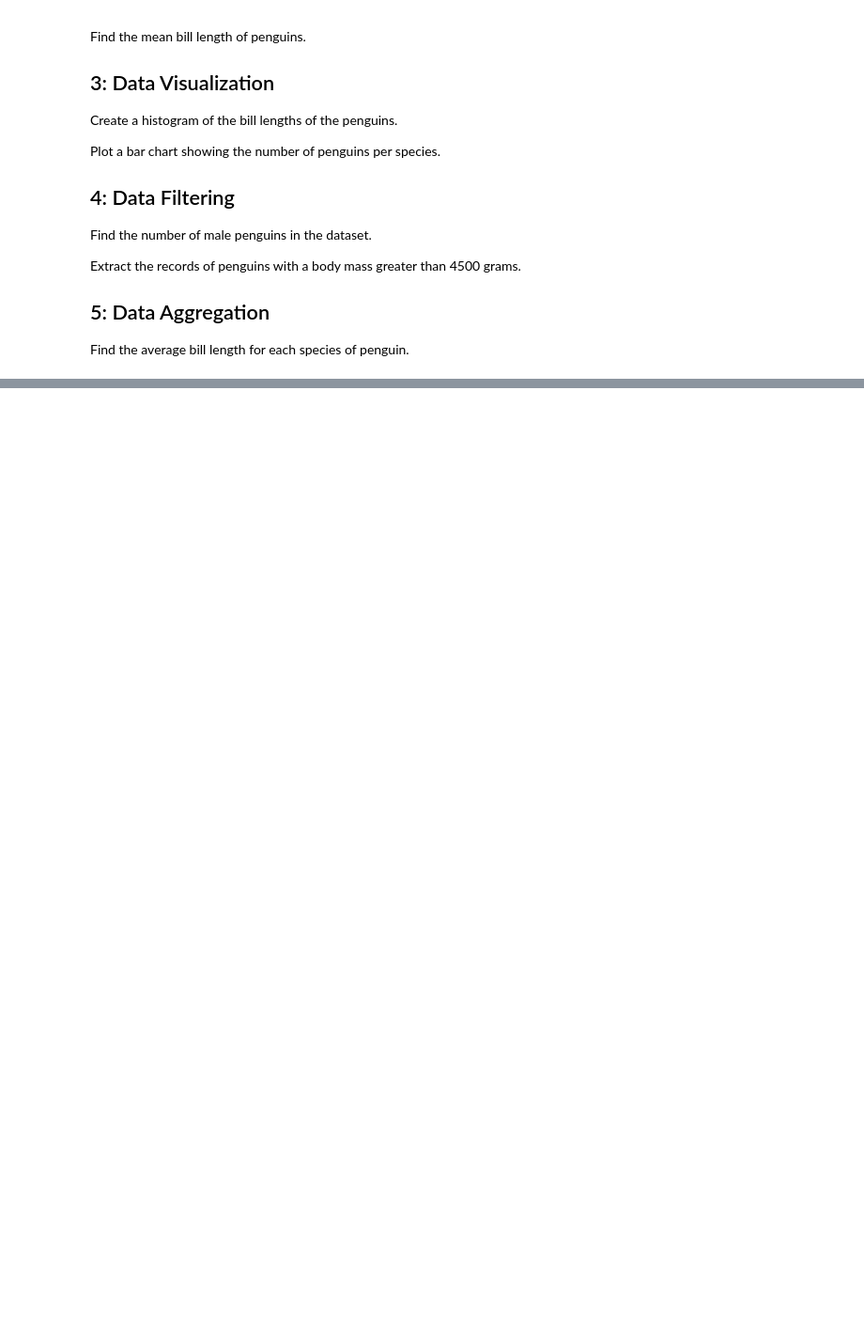
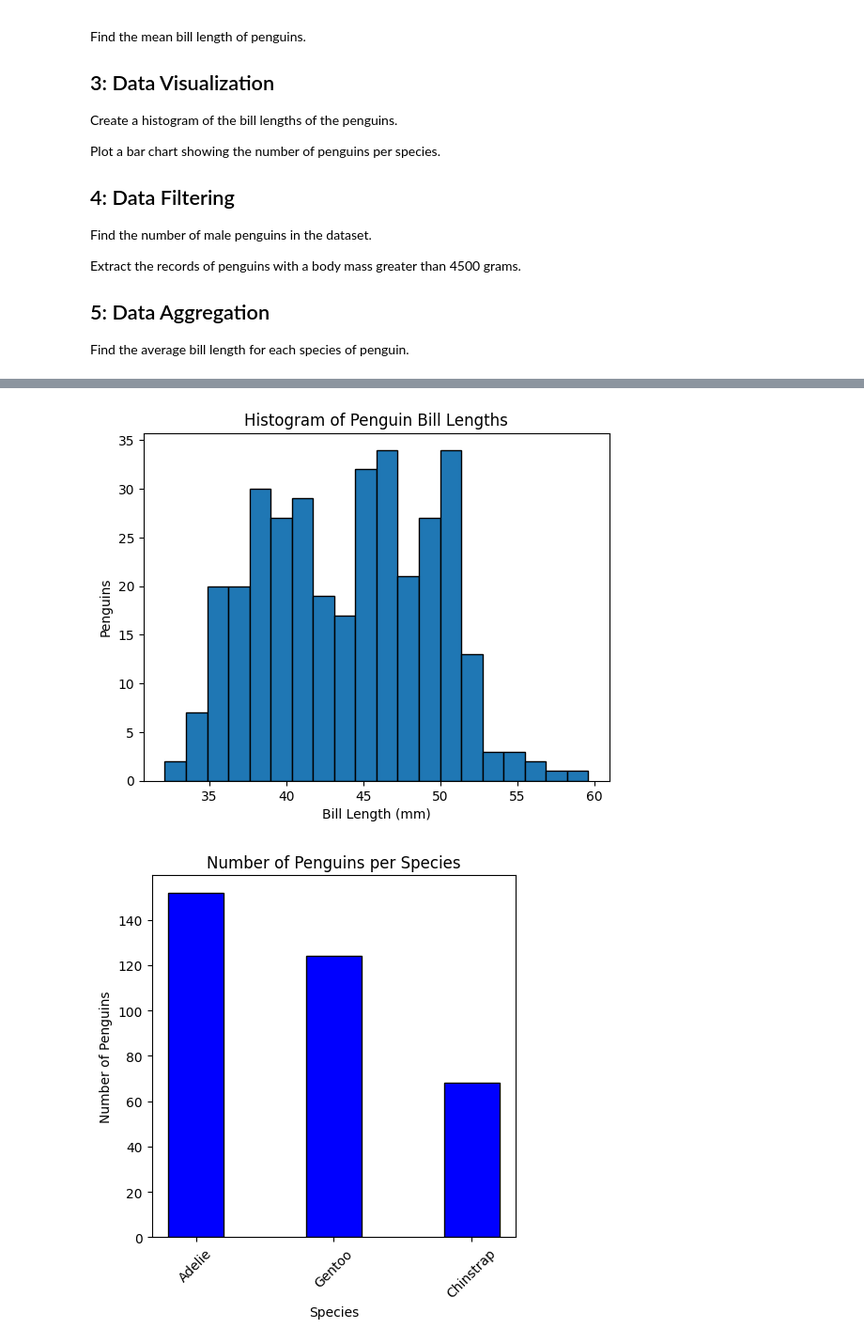
Before and after one commit to ChiakiNL/BI_2023, a Jupyter notebook: EDI3400_PD/W11_Advanced_Topics/Exercises.ipynb, the cells around one changed output, grey strips where cells are left out. Shown: that part at 94% size. Saved outputs shown, nothing was run; the diff lists cells and outputs as text; code cells hidden in the pictures; blank space fills up the shorter version.

```diff
--- a/EDI3400_PD/W11_Advanced_Topics/Exercises.ipynb
+++ b/EDI3400_PD/W11_Advanced_Topics/Exercises.ipynb
@@ -233,0 +308,33 @@ Find the average bill length for each species of penguin.
+# %%
+# 3: Data Visualization
+# Create a histogram of the bill lengths of the penguins.
+import matplotlib.pyplot as plt
+
+## bins はヒストグラムの棒（ビン）の数を指定するパラメータです。
+## bins=20 と設定すると、データの範囲が20個の等間隔なビンに分割されます。
+plt.hist(penguins['bill_length_mm'].dropna(), bins=20, edgecolor='black')  # dropna() removes missing values
+plt.title('Histogram of Penguin Bill Lengths')
+plt.xlabel('Bill Length (mm)')
+plt.ylabel('Penguins')
+plt.show()
+
+# Plot a bar chart showing the number of penguins per species.
+
+import matplotlib.pyplot as plt
+
+species_count = penguins['species'].value_counts() # value_counts()は特定の列,Series内の各一意な値の出現回数をカウントします。
+
+# Plotting
+plt.figure(figsize=(5, 5))
+plt.bar(species_count.index, species_count.values, color='blue', edgecolor='black', width=0.4)
+
+plt.title('Number of Penguins per Species')
+plt.xlabel('Species')
+plt.ylabel('Number of Penguins')
+## x軸のティックラベル（目盛りのラベル）を45度回転させるためのMatplotlibのコードです。
+## この設定は、ラベルが長い場合や複数のラベルが重なってしまう可能性がある場合に特に有用です。
+plt.xticks(rotation=45)
+plt.show()
+# %% [output]
+[figure, added]
+[figure, added]
```
Also changed, not shown: parts of 4 cells of this notebook, 1 other file.
